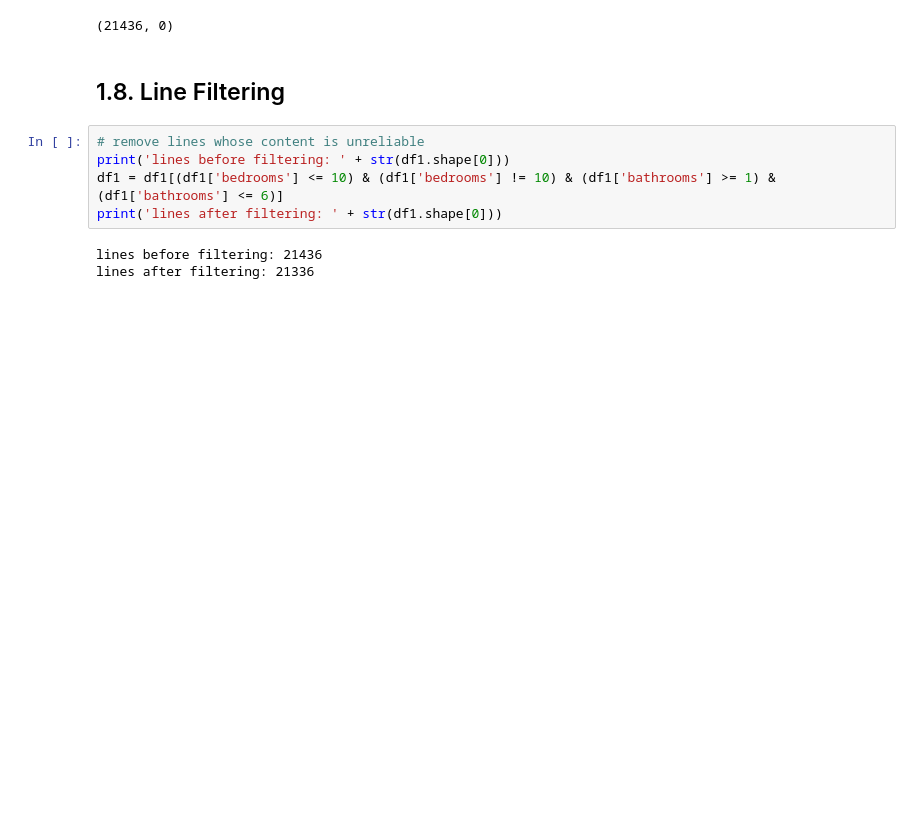
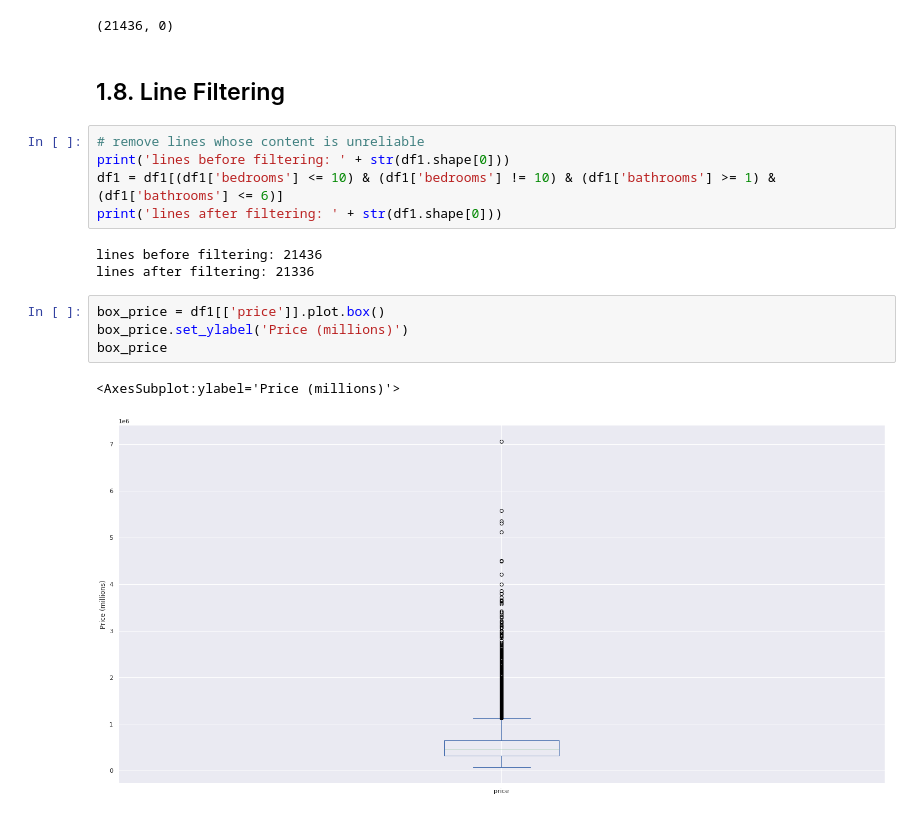
Before and after one commit to NaomiKikuchi/P001-RE-Insights, a Jupyter notebook: notebooks/P001-RE-Insights-V01.ipynb, the cells around one changed output. Saved outputs shown, nothing was run; the diff lists cells and outputs as text; blank space fills up the shorter version.

```diff
--- a/notebooks/P001-RE-Insights-V01.ipynb
+++ b/notebooks/P001-RE-Insights-V01.ipynb
@@ -214,3 +214,10 @@ print('lines after filtering: ' + str(df1.shape[0]))
 # %% [output]
 lines before filtering: 21436
 lines after filtering: 21336
+# %%
+box_price = df1[['price']].plot.box()
+box_price.set_ylabel('Price (millions)')
+box_price
+# %% [output]
+<AxesSubplot:ylabel='Price (millions)'>
+[figure, added]
```
Also changed, not shown: parts of 2 cells of this notebook, 1 other file.
